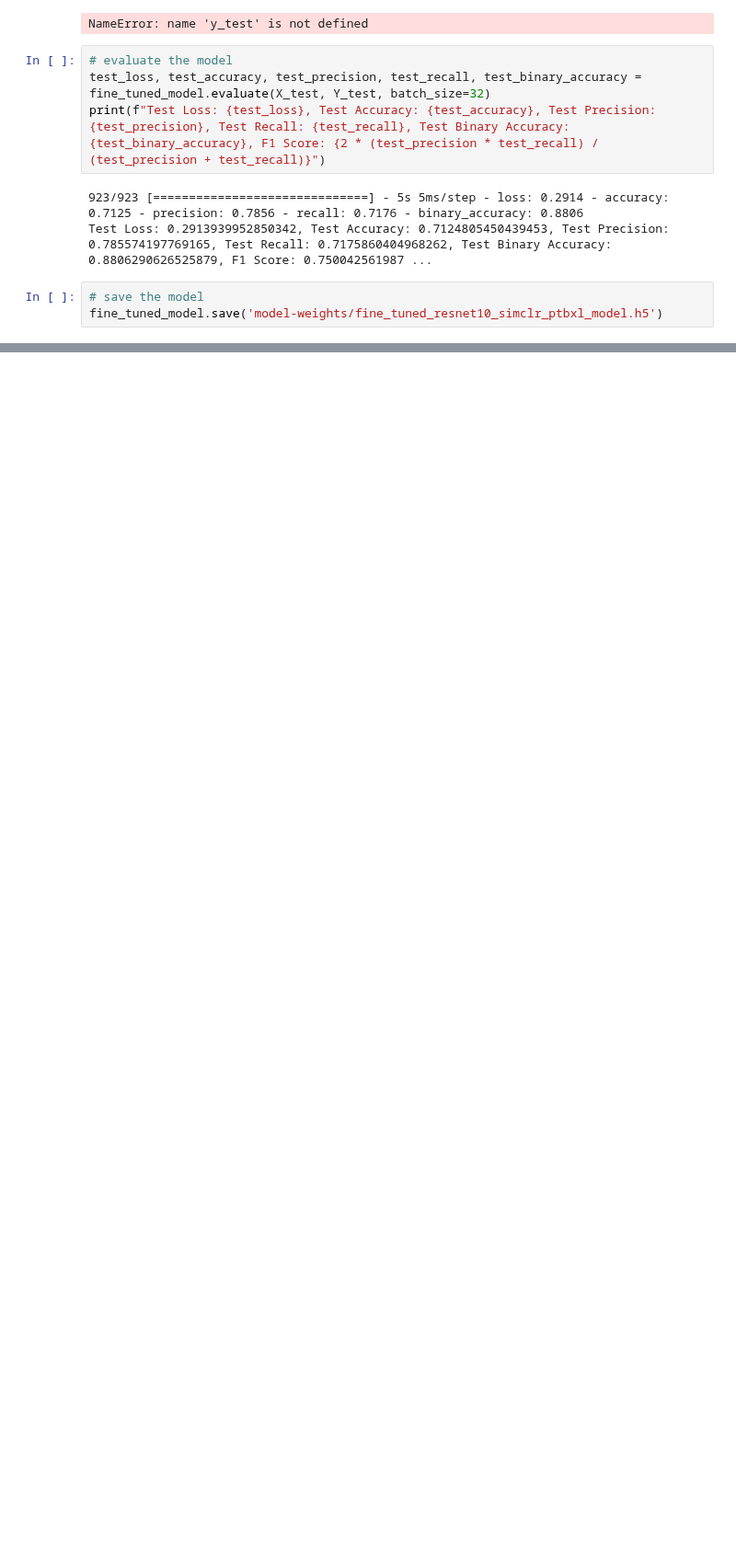
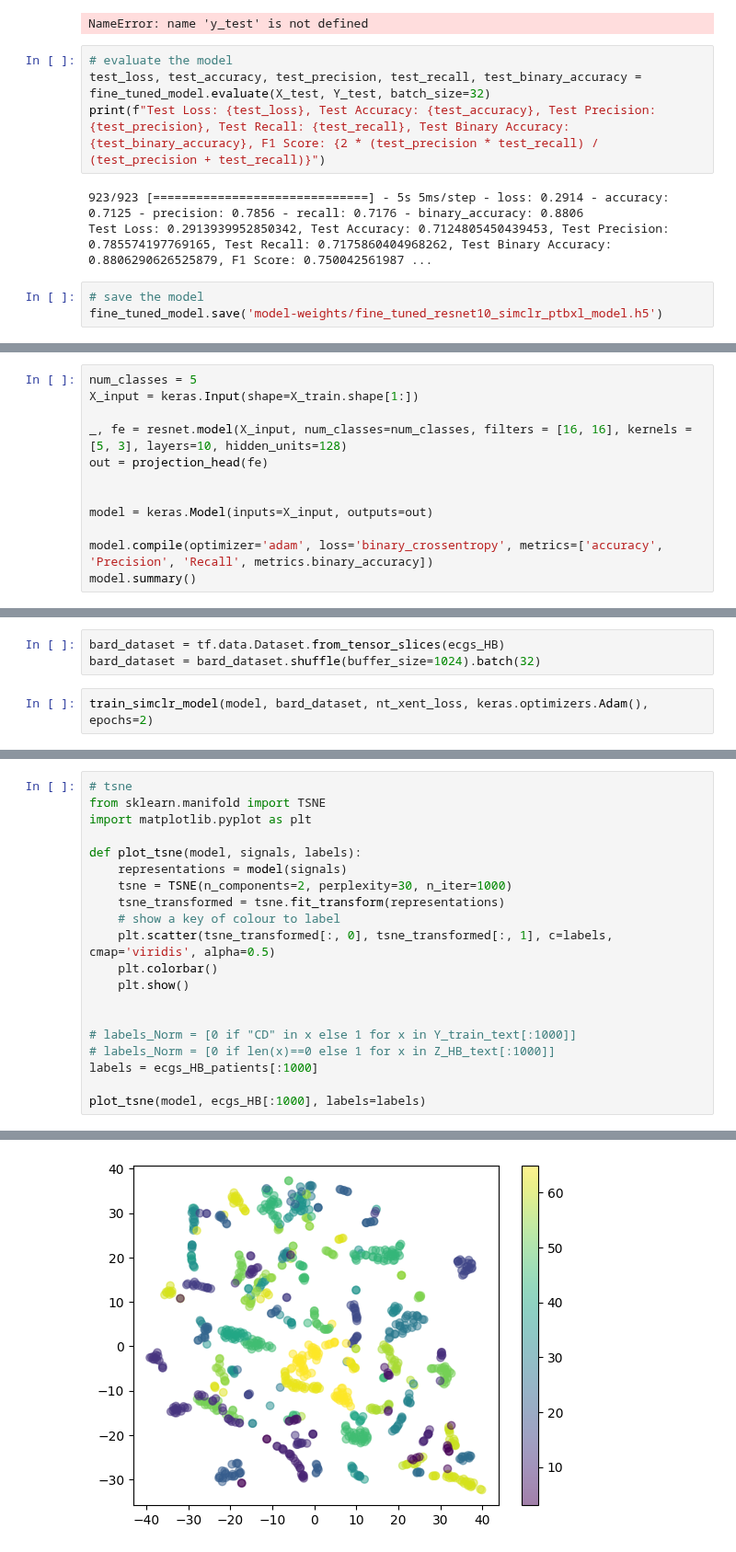
Before and after one commit to raaifhadadi/FYP, a Jupyter notebook: PTB_XL_SimCLR.ipynb, the cells around one changed output, grey strips where cells are left out. Shown at 92% size. Drawn from its saved outputs; the diff is of its cells as text; blank space fills up the shorter version.

```diff
--- a/PTB_XL_SimCLR.ipynb
+++ b/PTB_XL_SimCLR.ipynb
@@ -515,0 +530,12 @@ fine_tuned_model.save('model-weights/fine_tuned_resnet10_simclr_ptbxl_model.h5')
+# %%
+num_classes = 5
+X_input = keras.Input(shape=X_train.shape[1:])
+
+_, fe = resnet.model(X_input, num_classes=num_classes, filters = [16, 16], kernels = [5, 3], layers=10, hidden_units=128)
+out = projection_head(fe)
+
+
+model = keras.Model(inputs=X_input, outputs=out)
+
+model.compile(optimizer='adam', loss='binary_crossentropy', metrics=['accuracy', 'Precision', 'Recall', metrics.binary_accuracy])
+model.summary()
@@ -515,0 +560,5 @@ fine_tuned_model.save('model-weights/fine_tuned_resnet10_simclr_ptbxl_model.h5')
+# %%
+bard_dataset = tf.data.Dataset.from_tensor_slices(ecgs_HB)
+bard_dataset = bard_dataset.shuffle(buffer_size=1024).batch(32)
+# %%
+train_simclr_model(model, bard_dataset, nt_xent_loss, keras.optimizers.Adam(), epochs=2)
@@ -515,0 +578,21 @@ fine_tuned_model.save('model-weights/fine_tuned_resnet10_simclr_ptbxl_model.h5')
+# %%
+# tsne
+from sklearn.manifold import TSNE
+import matplotlib.pyplot as plt
+
+def plot_tsne(model, signals, labels):
+    representations = model(signals)
+    tsne = TSNE(n_components=2, perplexity=30, n_iter=1000)
+    tsne_transformed = tsne.fit_transform(representations)
+    # show a key of colour to label
+    plt.scatter(tsne_transformed[:, 0], tsne_transformed[:, 1], c=labels, cmap='viridis', alpha=0.5)
+    plt.colorbar()
+    plt.show()
+
+
+# labels_Norm = [0 if "CD" in x else 1 for x in Y_train_text[:1000]]
+# labels_Norm = [0 if len(x)==0 else 1 for x in Z_HB_text[:1000]]
+labels = ecgs_HB_patients[:1000]
+
+plot_tsne(model, ecgs_HB[:1000], labels=labels)
+# %% [output]
@@ -515,0 +600 @@ fine_tuned_model.save('model-weights/fine_tuned_resnet10_simclr_ptbxl_model.h5')
+[figure, added]
```
Also changed, not shown: parts of 8 cells of this notebook, 1 other file.
